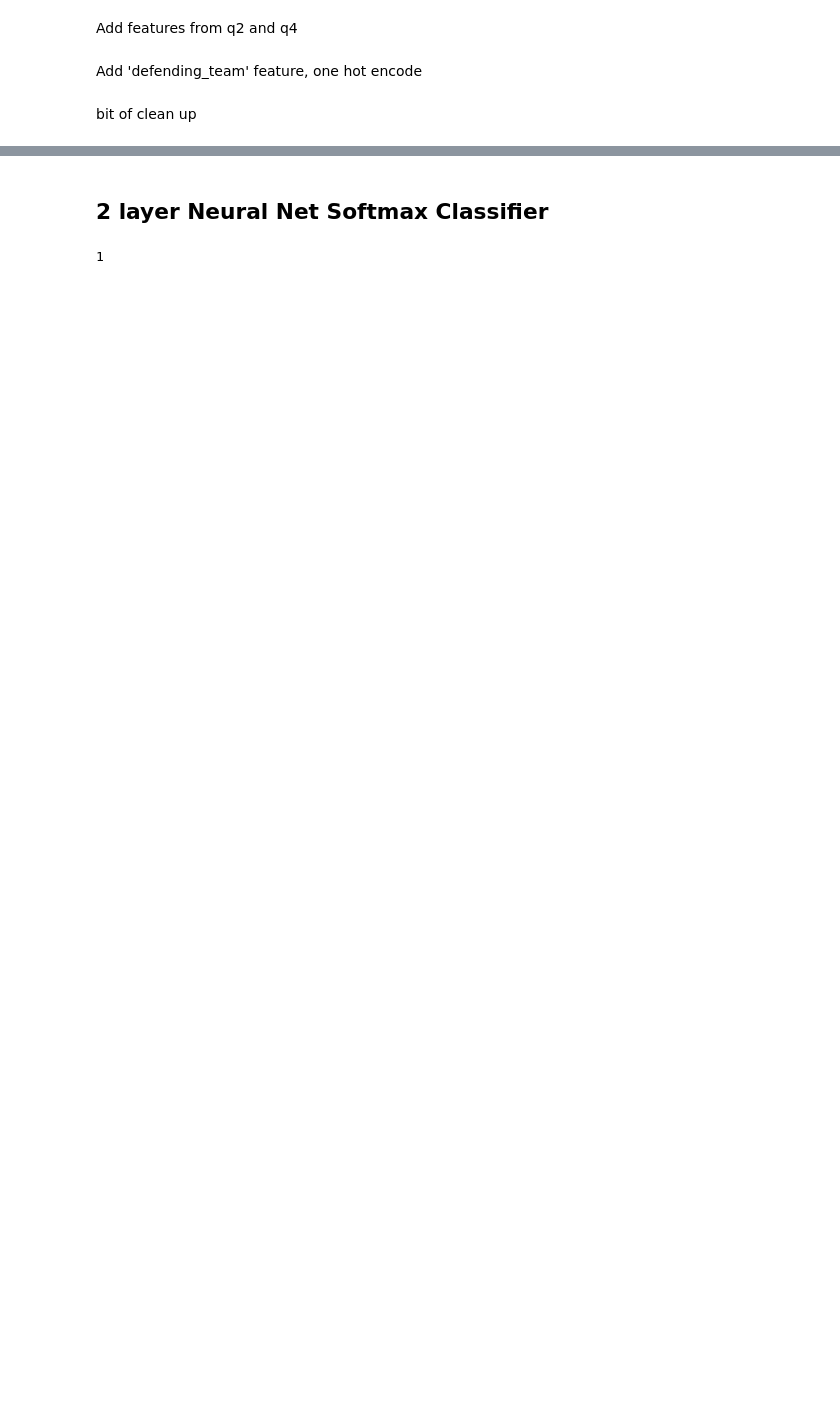
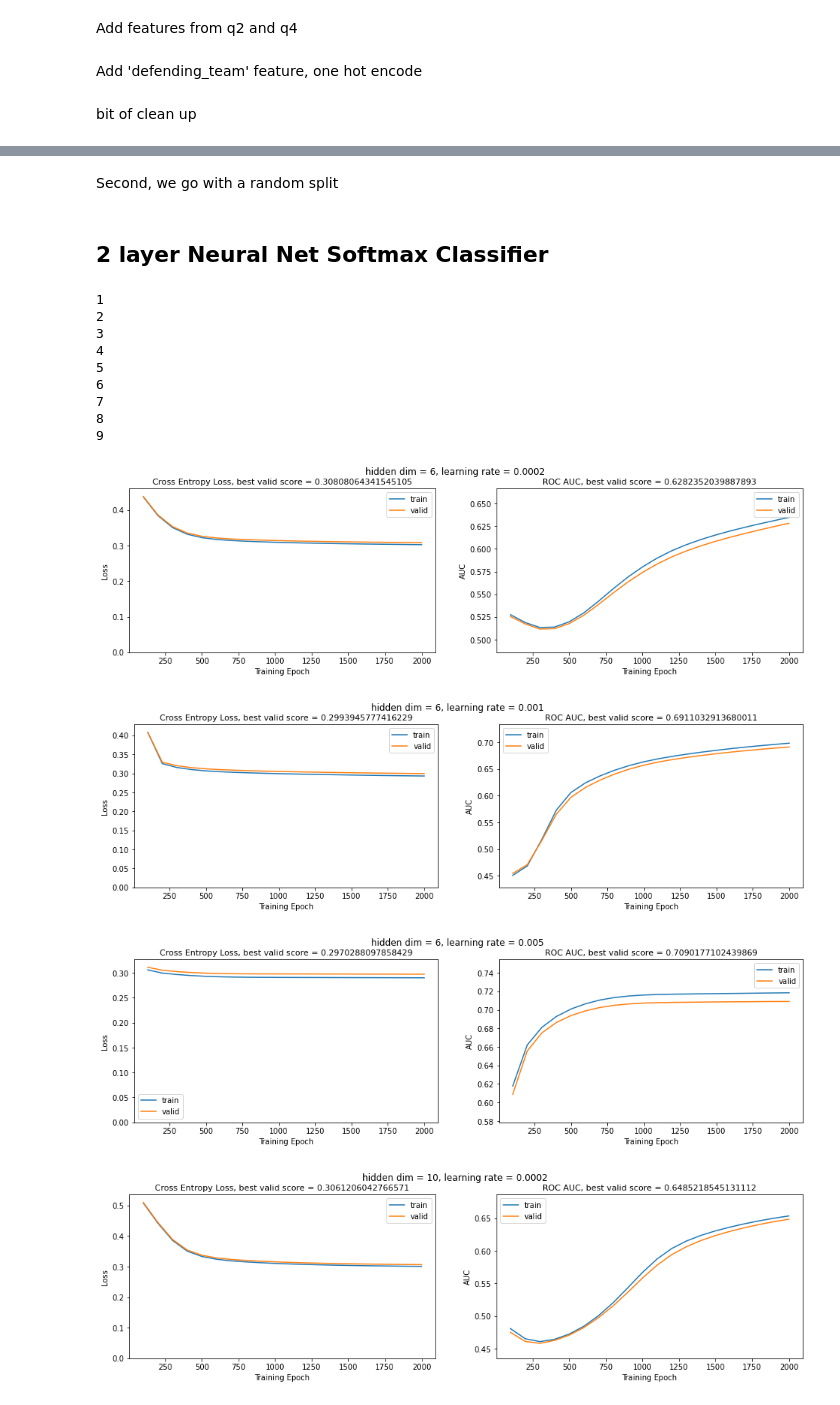
Before and after one commit to KrishnaManeeshaDendukuri/ift6758, a Jupyter notebook: ift6758-project-template-main/notebooks/Q6_M2_neural_net.ipynb, the cells around one changed output, grey strips where cells are left out. Saved outputs shown, nothing was run; the diff lists cells and outputs as text; code cells hidden in the pictures; blank space fills up the shorter version.

```diff
--- a/ift6758-project-template-main/notebooks/Q6_M2_neural_net.ipynb
+++ b/ift6758-project-template-main/notebooks/Q6_M2_neural_net.ipynb
@@ -27,6 +27,7 @@ df = pd.read_csv('tidy_df2.csv')
 df = df.drop(columns = 'Unnamed: 0')
 df = df[df['season_type'] == 'R']
 df = df.reset_index()
+df = df.drop(columns = ['index'])
 # %% [markdown]
 Add features from q2 and q4
 # %%
@@ -55,8 +56,9 @@ df = get_angle_change(df)
 # %% [markdown]
 Add 'defending_team' feature, one hot encode
 # %%
-df['defending_team'] = np.where(df['attacking_team'] == df['home_team'], df['away_team'], df['home_team']) + "_def"
-df = df.join(pd.get_dummies(df[['defending_team', 'attacking_team']]))
+df = df.join(pd.get_dummies(df[['shot_type']]))
+#df['defending_team'] = np.where(df['attacking_team'] == df['home_team'], df['away_team'], df['home_team']) + "_def"
+#df = df.join(pd.get_dummies(df[['defending_team', 'attacking_team']]))
 
 #cols_to_drop = [s for s in list(df.columns) if 'goalie' in s]
 #df = df.drop(columns=cols_to_drop)
@@ -81,0 +86,7 @@ df['change_in_angle'] = df['change_in_angle'].fillna(df['change_in_angle'].media
+# %%
+cols_to_normalize = list(df.columns)
+cols_to_normalize.remove('season')
+cols_to_normalize.remove('goal_ind')
+
+for col in cols_to_normalize:
+    df[col] = (df[col] - min(df[col]))/(max(df[col])-min(df[col]))
@@ -96,3 +109,5 @@ X_valid = torch.tensor(X_valid.to_numpy()).float()
 
 y_train = torch.tensor(y_train.to_numpy())
 y_valid = torch.tensor(y_valid.to_numpy())
+# %% [markdown]
+Second, we go with a random split
@@ -100,7 +126,7 @@ y_valid = torch.tensor(y_valid.to_numpy())
 ## 2 layer Neural Net Softmax Classifier
 # %%
 jj=1
-for hidden_dim in [8, 16, 32]:
+for hidden_dim in [6, 10, 16]:
     for lr in [0.0002, 0.001, 0.005]:
 
         # model class
@@ -171,30 +197,42 @@ for hidden_dim in [8, 16, 32]:
                 loss_valid = loss_computation(y_pred_valid, y_valid)
 
                 epochs_list.append(i+1)
                 losses.append(loss.item())
                 losses_valid.append(loss_valid.item())
                 train_rocs.append(roc_auc)
                 valid_rocs.append(roc_auc_valid)
 
         # plot metrics
         fig, axs = plt.subplots(1, 2, figsize=(16, 4))
         fig.suptitle(f'hidden dim = {hidden_dim}, learning rate = {lr}')
         axs[0].plot(epochs_list, losses)
         axs[0].plot(epochs_list, losses_valid)
         axs[0].set_title(f'Cross Entropy Loss, best valid score = {min(losses_valid)}', fontsize=11)
         axs[0].legend(labels = ['train', 'valid'])
         axs[0].set_ylabel('Loss')
         axs[0].set_xlabel('Training Epoch')
         axs[0].set_ylim([0, 1.05*max([max(losses), max(losses_valid)])])
 
         axs[1].plot(epochs_list, train_rocs)
         axs[1].plot(epochs_list, valid_rocs)
         axs[1].set_title(f'ROC AUC, best valid score = {max(valid_rocs)}', fontsize=11)
         axs[1].legend(labels = ['train', 'valid'])
         axs[1].set_ylabel('AUC')
         axs[1].set_xlabel('Training Epoch')
         axs[1].set_ylim([ 0.95*min([min(train_rocs), min(valid_rocs)]), 1.05*max([max(train_rocs), max(valid_rocs)])])
         print(jj)
         jj += 1
 # %% [output]
 1
+2
+3
+4
+5
+6
+7
+8
+9
+[figure, added]
+[figure, added]
+[figure, added]
+[figure, added]
```
Also changed, not shown: parts of 14 cells of this notebook.
